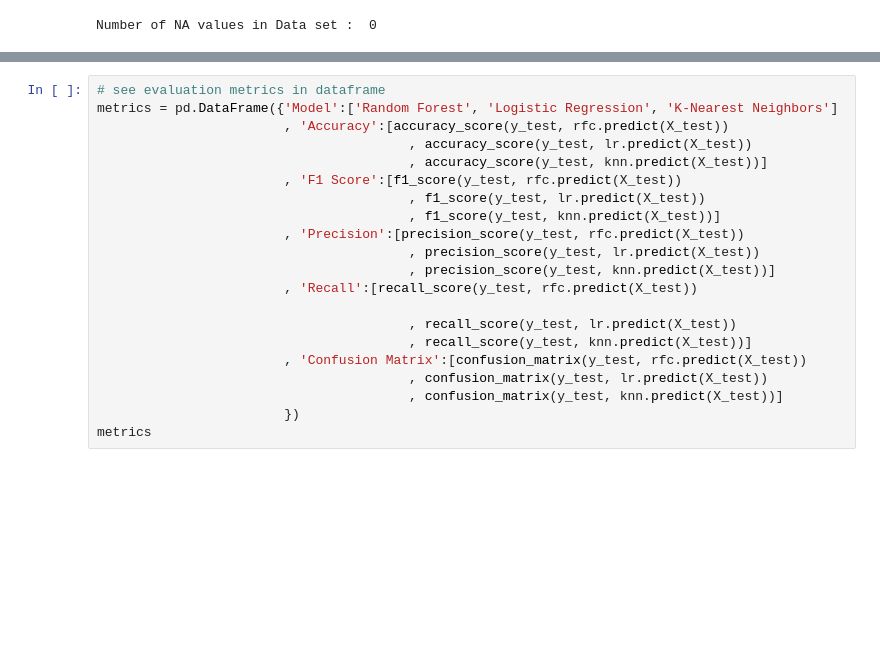
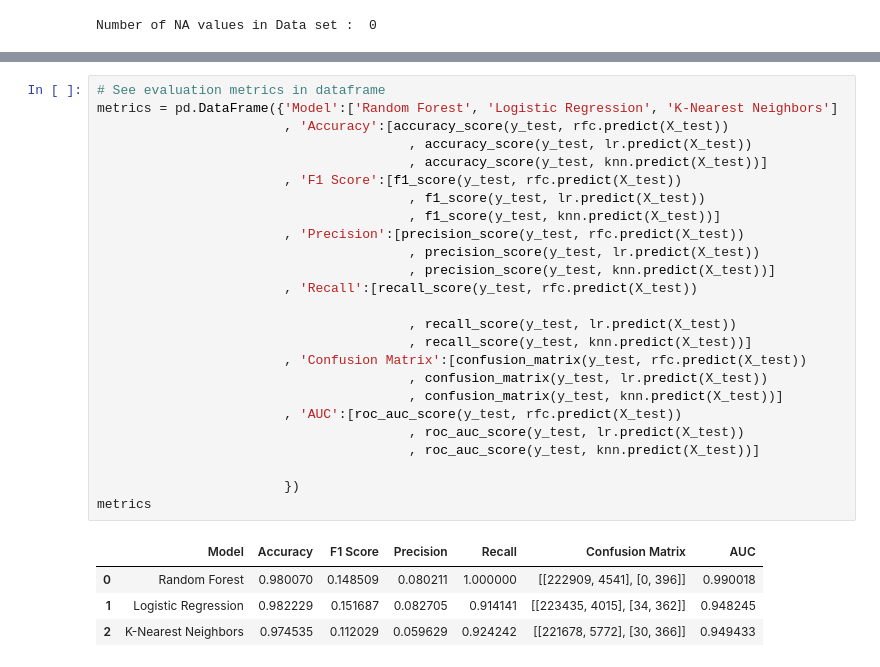
Before and after one commit to AlfonsoUrra/Credit-Card-Fraud-Detection, a Jupyter notebook: Notebooks/Data_Exploration.ipynb, the cells around one changed output, grey strips where cells are left out. Cells and saved outputs as stored; diff of their text form; blank space fills up the shorter version.

```diff
--- a/Notebooks/Data_Exploration.ipynb
+++ b/Notebooks/Data_Exploration.ipynb
@@ -220,21 +349,30 @@ print("K-Nearest Neighbors : ", recall_score(y_test, knn.predict(X_test)))
 # %%
-# see evaluation metrics in dataframe
+# See evaluation metrics in dataframe
 metrics = pd.DataFrame({'Model':['Random Forest', 'Logistic Regression', 'K-Nearest Neighbors']
                         , 'Accuracy':[accuracy_score(y_test, rfc.predict(X_test))
                                         , accuracy_score(y_test, lr.predict(X_test))
                                         , accuracy_score(y_test, knn.predict(X_test))]
                         , 'F1 Score':[f1_score(y_test, rfc.predict(X_test))
                                         , f1_score(y_test, lr.predict(X_test))
                                         , f1_score(y_test, knn.predict(X_test))]
                         , 'Precision':[precision_score(y_test, rfc.predict(X_test))
                                         , precision_score(y_test, lr.predict(X_test))
                                         , precision_score(y_test, knn.predict(X_test))]
                         , 'Recall':[recall_score(y_test, rfc.predict(X_test))
 
                                         , recall_score(y_test, lr.predict(X_test))
                                         , recall_score(y_test, knn.predict(X_test))]
                         , 'Confusion Matrix':[confusion_matrix(y_test, rfc.predict(X_test))
                                         , confusion_matrix(y_test, lr.predict(X_test))
                                         , confusion_matrix(y_test, knn.predict(X_test))]
+                        , 'AUC':[roc_auc_score(y_test, rfc.predict(X_test))
+                                        , roc_auc_score(y_test, lr.predict(X_test))
+                                        , roc_auc_score(y_test, knn.predict(X_test))]
+
                         })
 metrics
+# %% [output]
+|  | Model | Accuracy | F1 Score | Precision | Recall | Confusion Matrix | AUC |
+| 0 | Random Forest | 0.980070 | 0.148509 | 0.080211 | 1.000000 | [[222909, 4541], [0, 396]] | 0.990018 |
+| 1 | Logistic Regression | 0.982229 | 0.151687 | 0.082705 | 0.914141 | [[223435, 4015], [34, 362]] | 0.948245 |
+| 2 | K-Nearest Neighbors | 0.974535 | 0.112029 | 0.059629 | 0.924242 | [[221678, 5772], [30, 366]] | 0.949433 |
```
Also changed, not shown: parts of 39 cells of this notebook.
